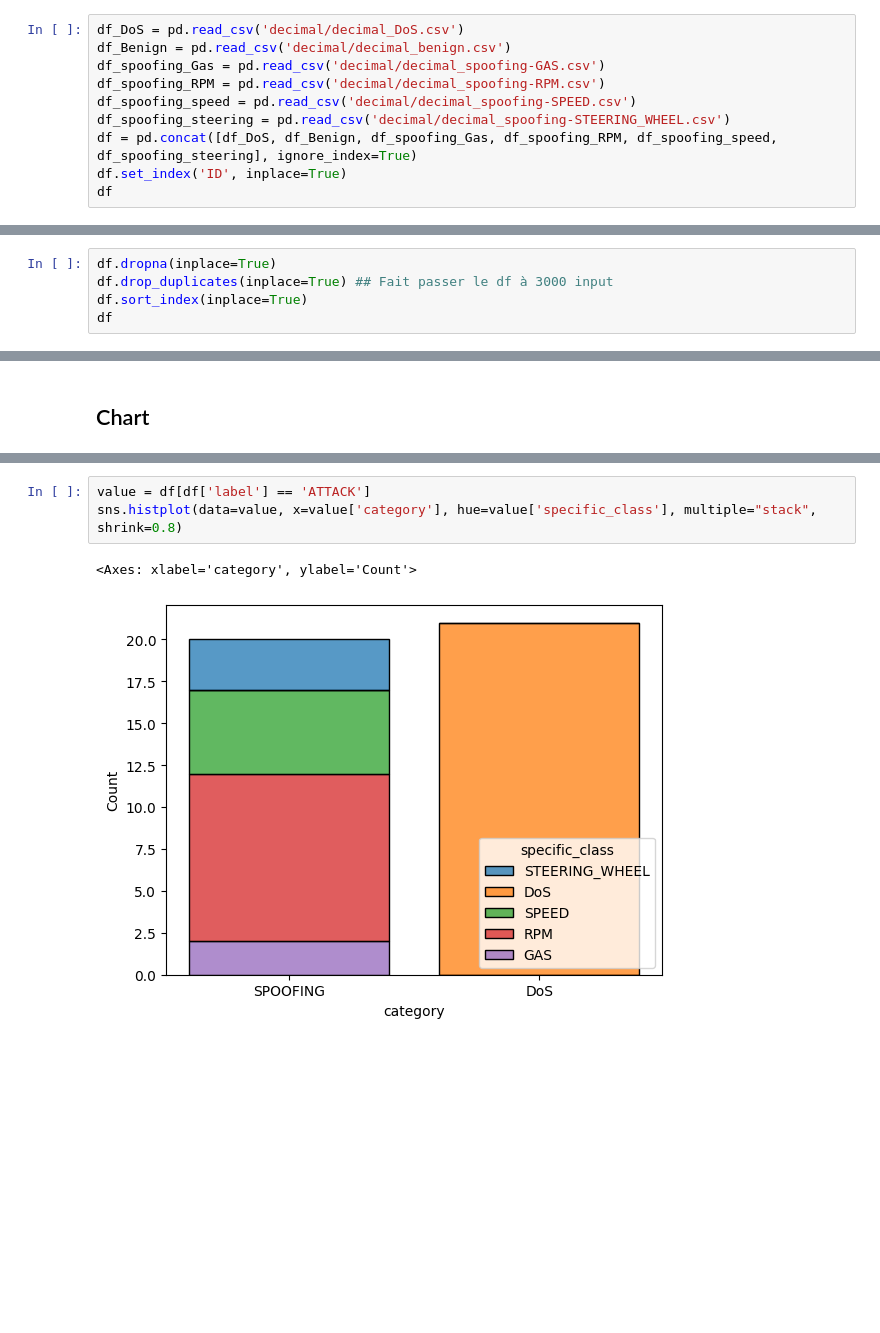
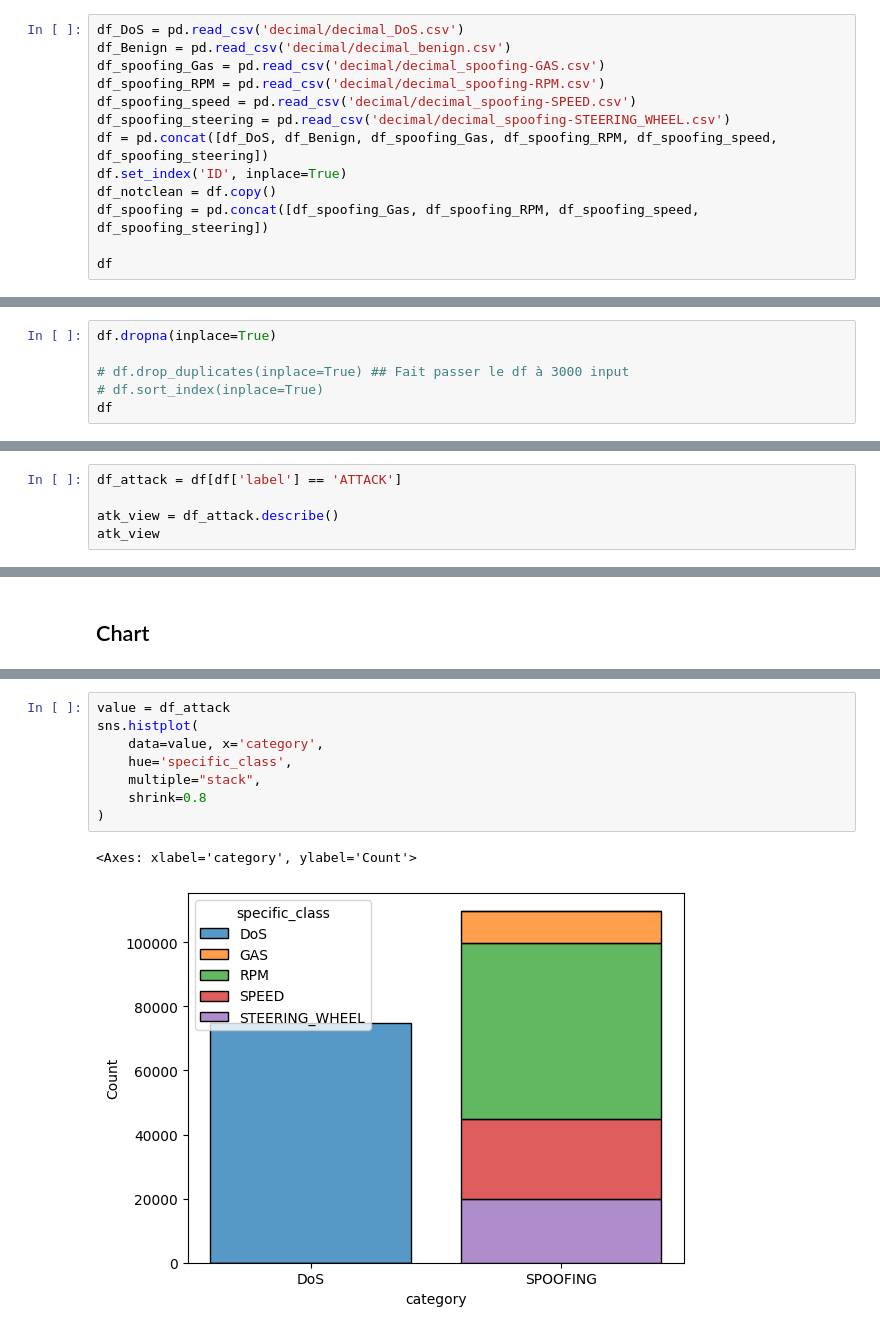
Before and after one commit to sirthirrygolooo/CICIoV2024-Dataset-Analysis-Project, a Jupyter notebook: ProjetIDS.ipynb, the cells around one changed output, grey strips where cells are left out. Cells and saved outputs as stored; diff of their text form; blank space fills up the shorter version.

```diff
--- a/ProjetIDS.ipynb
+++ b/ProjetIDS.ipynb
@@ -57,8 +90,11 @@ df_spoofing_Gas = pd.read_csv('decimal/decimal_spoofing-GAS.csv')
 df_spoofing_RPM = pd.read_csv('decimal/decimal_spoofing-RPM.csv')
 df_spoofing_speed = pd.read_csv('decimal/decimal_spoofing-SPEED.csv')
 df_spoofing_steering = pd.read_csv('decimal/decimal_spoofing-STEERING_WHEEL.csv')
-df = pd.concat([df_DoS, df_Benign, df_spoofing_Gas, df_spoofing_RPM, df_spoofing_speed, df_spoofing_steering], ignore_index=True)
+df = pd.concat([df_DoS, df_Benign, df_spoofing_Gas, df_spoofing_RPM, df_spoofing_speed, df_spoofing_steering])
 df.set_index('ID', inplace=True)
+df_notclean = df.copy()
+df_spoofing = pd.concat([df_spoofing_Gas, df_spoofing_RPM, df_spoofing_speed, df_spoofing_steering])
+
 df
 # %% [output]
 |  | DATA_0 | DATA_1 | DATA_2 | DATA_3 | DATA_4 | DATA_5 | DATA_6 | DATA_7 | label | category | ... |
@@ -80,7 +118,8 @@ df
 # %%
 df.dropna(inplace=True)
-df.drop_duplicates(inplace=True) ## Fait passer le df à 3000 input
-df.sort_index(inplace=True)
+
+# df.drop_duplicates(inplace=True) ## Fait passer le df à 3000 input
+# df.sort_index(inplace=True)
 df
 # %% [output]
 |  | DATA_0 | DATA_1 | DATA_2 | DATA_3 | DATA_4 | DATA_5 | DATA_6 | DATA_7 | label | category | ... |
@@ -99,0 +143,5 @@ df
+# %%
+df_attack = df[df['label'] == 'ATTACK']
+
+atk_view = df_attack.describe()
+atk_view
@@ -102,6 +210,11 @@ df
 # %%
-value = df[df['label'] == 'ATTACK']
-sns.histplot(data=value, x=value['category'], hue=value['specific_class'], multiple="stack", shrink=0.8)
+value = df_attack
+sns.histplot(
+    data=value, x='category',
+    hue='specific_class',
+    multiple="stack",
+    shrink=0.8
+)
 # %% [output]
 <Axes: xlabel='category', ylabel='Count'>
-[figure, old version]
+[figure, new version]
```
Also changed, not shown: parts of 61 cells of this notebook.
